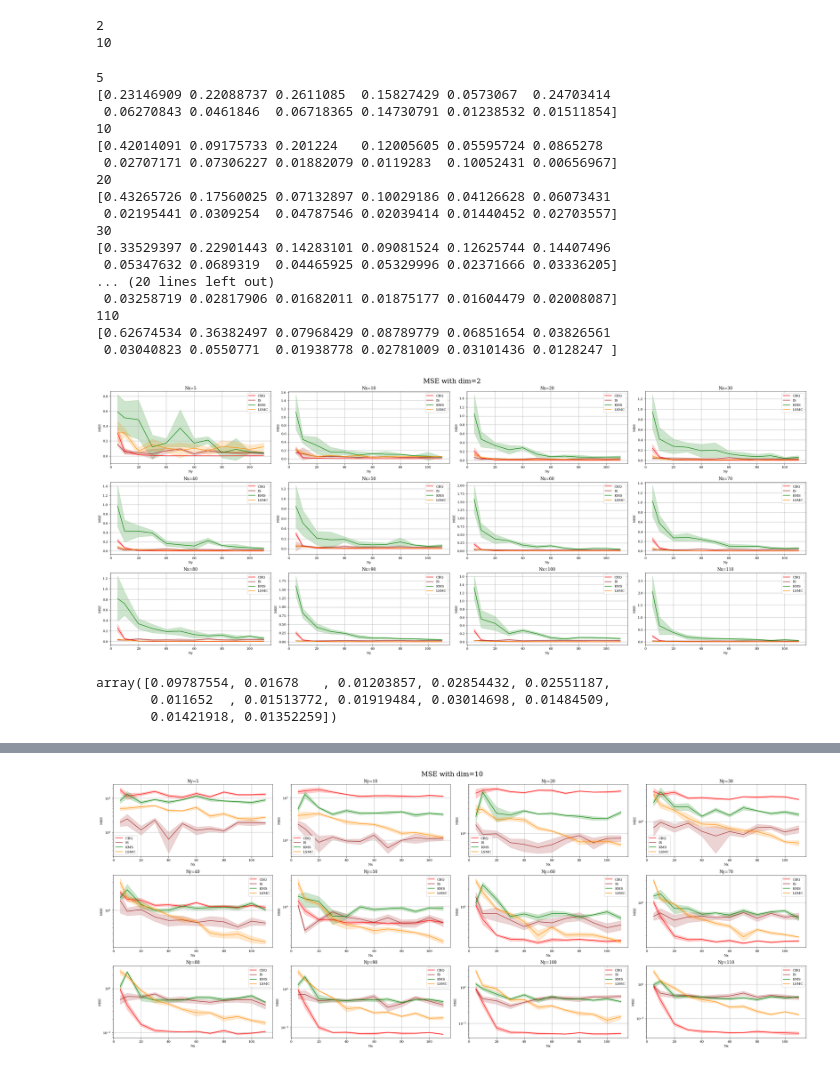
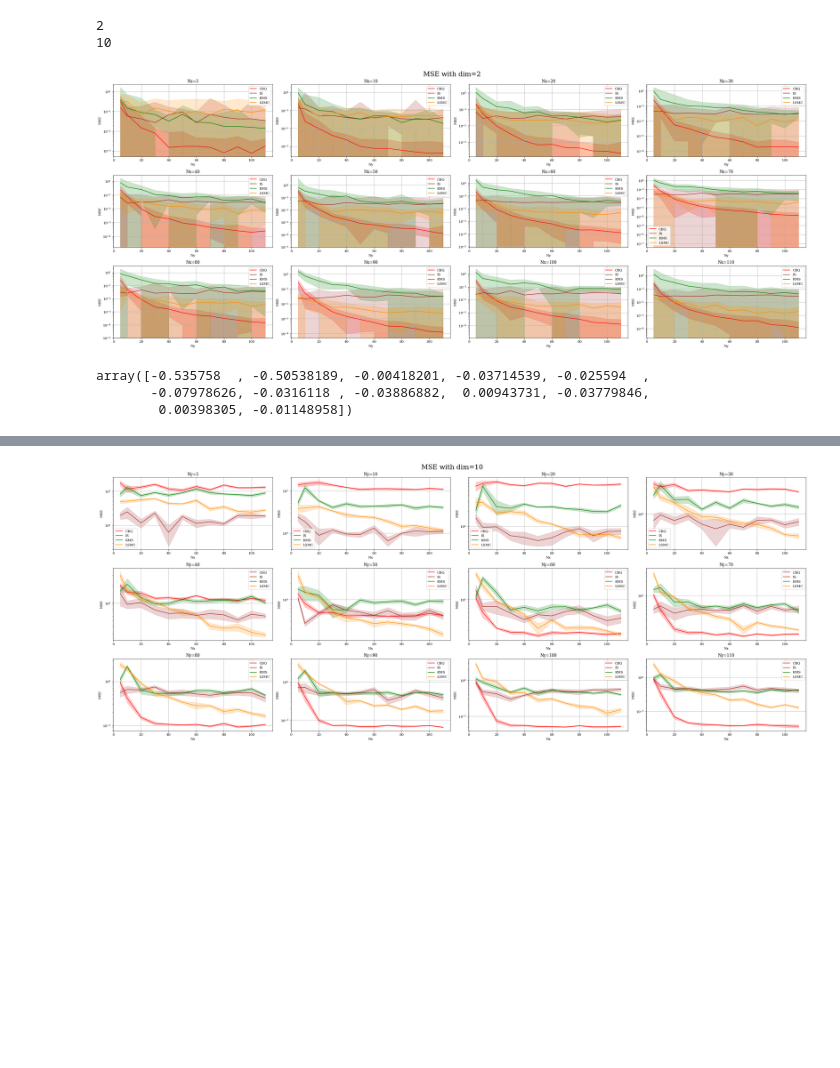
Before and after one commit to hudsonchen/conditional_bayesian_quadrature, a Jupyter notebook: plotting/sensitivity_conjugate_mse.ipynb, the cells around one changed output, grey strips where cells are left out. Saved outputs shown, nothing was run; the diff lists cells and outputs as text; code cells hidden in the pictures; blank space fills up the shorter version.

```diff
--- a/plotting/sensitivity_conjugate_mse.ipynb
+++ b/plotting/sensitivity_conjugate_mse.ipynb
@@ -164,13 +156,21 @@ for dim in dim_all:
         MSE_dict_temp = {}
 
         MSE_dict_temp['BMC mean'] = np.zeros(len(Nx_array))
-        MSE_dict_temp['BMC se'] = np.zeros(len(Nx_array))
+        MSE_dict_temp['BMC lower'] = np.zeros(len(Nx_array))
+        MSE_dict_temp['BMC upper'] = np.zeros(len(Nx_array))
+
         MSE_dict_temp['LSMC mean'] = np.zeros(len(Nx_array))
-        MSE_dict_temp['LSMC se'] = np.zeros(len(Nx_array))
+        MSE_dict_temp['LSMC lower'] = np.zeros(len(Nx_array))
+        MSE_dict_temp['LSMC upper'] = np.zeros(len(Nx_array))
+
         MSE_dict_temp['IS mean'] = np.zeros(len(Nx_array))
-        MSE_dict_temp['IS se'] = np.zeros(len(Nx_array))
+        MSE_dict_temp['IS lower'] = np.zeros(len(Nx_array))
+        MSE_dict_temp['IS upper'] = np.zeros(len(Nx_array))
+
         MSE_dict_temp['KMS mean'] = np.zeros(len(Nx_array))
-        MSE_dict_temp['KMS se'] = np.zeros(len(Nx_array))
+        MSE_dict_temp['KMS lower'] = np.zeros(len(Nx_array))
+        MSE_dict_temp['KMS upper'] = np.zeros(len(Nx_array))
+
 
         for i, Nx in enumerate(Nx_array):
             mse_BMC = np.zeros(dir_num_temp)
@@ -186,10 +186,10 @@ for dim in dim_all:
                 mse_IS[l] = dict_all['IS']
                 mse_KMS[l] = dict_all['KMS']
 
-            MSE_dict_temp['BMC mean'][i], MSE_dict_temp['BMC se'][i] = robust_mean_se(mse_BMC)
-            MSE_dict_temp['LSMC mean'][i], MSE_dict_temp['LSMC se'][i] = robust_mean_se(mse_LSMC)
-            MSE_dict_temp['IS mean'][i], MSE_dict_temp['IS se'][i] = robust_mean_se(mse_IS)
-            MSE_dict_temp['KMS mean'][i], MSE_dict_temp['KMS se'][i] = robust_mean_se(mse_KMS)
+            MSE_dict_temp['BMC mean'][i], MSE_dict_temp['BMC lower'][i], MSE_dict_temp['BMC upper'][i] = robust_mean_se(mse_BMC)
+            MSE_dict_temp['LSMC mean'][i], MSE_dict_temp['LSMC lower'][i], MSE_dict_temp['LSMC upper'][i] = robust_mean_se(mse_LSMC)
+            MSE_dict_temp['IS mean'][i], MSE_dict_temp['IS lower'][i], MSE_dict_temp['IS upper'][i] = robust_mean_se(mse_IS)
+            MSE_dict_temp['KMS mean'][i], MSE_dict_temp['KMS lower'][i], MSE_dict_temp['KMS upper'][i] = robust_mean_se(mse_KMS)
 
         MSE_dict[f"{Ny}"] = MSE_dict_temp
 
@@ -200,66 +200,49 @@ for dim in dim_all:
 # %%
 dim = 2
 
 fig, axs = plt.subplots(int(len(Nx_array) / 4), 4, figsize=(30, len(Nx_array)))
 axs = axs.flatten()
 for i, ax in enumerate(axs):
     Nx = Nx_array[i]
     # axs[i].set_ylim(-1, 50)
     axs[i].plot(Ny_array, MSE_dict_all_dim_fix_x[f"{dim}"][f"{Nx}"]['BMC mean'], color='r', label=f'CBQ')
-    axs[i].fill_between(Ny_array, MSE_dict_all_dim_fix_x[f"{dim}"][f"{Nx}"]['BMC mean'] - MSE_dict_all_dim_fix_x[f"{dim}"][f"{Nx}"]['BMC se'],
-                        MSE_dict_all_dim_fix_x[f"{dim}"][f"{Nx}"]['BMC mean'] + MSE_dict_all_dim_fix_x[f"{dim}"][f"{Nx}"]['BMC se'],
+    axs[i].fill_between(Ny_array, MSE_dict_all_dim_fix_x[f"{dim}"][f"{Nx}"]['BMC lower'],
+                        MSE_dict_all_dim_fix_x[f"{dim}"][f"{Nx}"]['BMC upper'],
                         color='r', alpha=0.2)
 
     axs[i].plot(Ny_array, MSE_dict_all_dim_fix_x[f"{dim}"][f"{Nx}"]['IS mean'], color='brown', label=f'IS')
-    axs[i].fill_between(Ny_array, MSE_dict_all_dim_fix_x[f"{dim}"][f"{Nx}"]['IS mean'] - MSE_dict_all_dim_fix_x[f"{dim}"][f"{Nx}"]['IS se'],
-                        MSE_dict_all_dim_fix_x[f"{dim}"][f"{Nx}"]['IS mean'] + MSE_dict_all_dim_fix_x[f"{dim}"][f"{Nx}"]['IS se'],
+    axs[i].fill_between(Ny_array, MSE_dict_all_dim_fix_x[f"{dim}"][f"{Nx}"]['IS lower'],
+                        MSE_dict_all_dim_fix_x[f"{dim}"][f"{Nx}"]['IS upper'],
                         color='brown', alpha=0.2)
 
     axs[i].plot(Ny_array, MSE_dict_all_dim_fix_x[f"{dim}"][f"{Nx}"]['KMS mean'], color='green', label=f'KMS')
-    axs[i].fill_between(Ny_array, MSE_dict_all_dim_fix_x[f"{dim}"][f"{Nx}"]['KMS mean'] - MSE_dict_all_dim_fix_x[f"{dim}"][f"{Nx}"]['KMS se'],
-                        MSE_dict_all_dim_fix_x[f"{dim}"][f"{Nx}"]['KMS mean'] + MSE_dict_all_dim_fix_x[f"{dim}"][f"{Nx}"]['KMS se'],
+    axs[i].fill_between(Ny_array, MSE_dict_all_dim_fix_x[f"{dim}"][f"{Nx}"]['KMS lower'],
+                        MSE_dict_all_dim_fix_x[f"{dim}"][f"{Nx}"]['KMS upper'],
                         color='green', alpha=0.2)
 
     axs[i].plot(Ny_array, MSE_dict_all_dim_fix_x[f"{dim}"][f"{Nx}"]['LSMC mean'], color='darkorange', label=f'LSMC')
-    axs[i].fill_between(Ny_array, MSE_dict_all_dim_fix_x[f"{dim}"][f"{Nx}"]['LSMC mean'] - MSE_dict_all_dim_fix_x[f"{dim}"][f"{Nx}"]['LSMC se'],
-                        MSE_dict_all_dim_fix_x[f"{dim}"][f"{Nx}"]['LSMC mean'] + MSE_dict_all_dim_fix_x[f"{dim}"][f"{Nx}"]['LSMC se'],
+    axs[i].fill_between(Ny_array, MSE_dict_all_dim_fix_x[f"{dim}"][f"{Nx}"]['LSMC lower'],
+                        MSE_dict_all_dim_fix_x[f"{dim}"][f"{Nx}"]['LSMC upper'],
                         color='darkorange', alpha=0.2)
 
     axs[i].legend()
-    # axs[i].set_yscale('log')
+    axs[i].set_yscale('log')
     axs[i].set_ylabel('MSE')
     axs[i].set_xlabel('Ny')
     axs[i].set_title(f'Nx={Nx}')
 
 plt.suptitle(f'MSE with dim={dim}', fontsize = 20)
 plt.tight_layout()
 
 plt.show()
 # %% [output]
-5
-[0.23146909 0.22088737 0.2611085  0.15827429 0.0573067  0.24703414
- 0.06270843 0.0461846  0.06718365 0.14730791 0.01238532 0.01511854]
-10
-[0.42014091 0.09175733 0.201224   0.12005605 0.05595724 0.0865278
- 0.02707171 0.07306227 0.01882079 0.0119283  0.10052431 0.00656967]
-20
-[0.43265726 0.17560025 0.07132897 0.10029186 0.04126628 0.06073431
- 0.02195441 0.0309254  0.04787546 0.02039414 0.01440452 0.02703557]
-30
-[0.33529397 0.22901443 0.14283101 0.09081524 0.12625744 0.14407496
- 0.05347632 0.0689319  0.04465925 0.05329996 0.02371666 0.03336205]
-... (20 lines left out)
- 0.03258719 0.02817906 0.01682011 0.01875177 0.01604479 0.02008087]
-110
-[0.62674534 0.36382497 0.07968429 0.08789779 0.06851654 0.03826561
- 0.03040823 0.0550771  0.01938778 0.02781009 0.03101436 0.0128247 ]
-[figure, old version]
+[figure, new version]
-# %%
-MSE_dict_all_dim_fix_x[f"{dim}"]["50"]['IS se']
-# %% [output]
-array([0.09787554, 0.01678   , 0.01203857, 0.02854432, 0.02551187,
-       0.011652  , 0.01513772, 0.01919484, 0.03014698, 0.01484509,
-       0.01421918, 0.01352259])
+# %%
+MSE_dict_all_dim_fix_x[f"{dim}"][f"{Nx}"]['KMS lower']
+# %% [output]
+array([-0.535758  , -0.50538189, -0.00418201, -0.03714539, -0.025594  ,
+       -0.07978626, -0.0316118 , -0.03886882,  0.00943731, -0.03779846,
+        0.00398305, -0.01148958])
 # %%
 dim = 2
 
```
Also changed, not shown: parts of 5 cells of this notebook, 4 other files.
